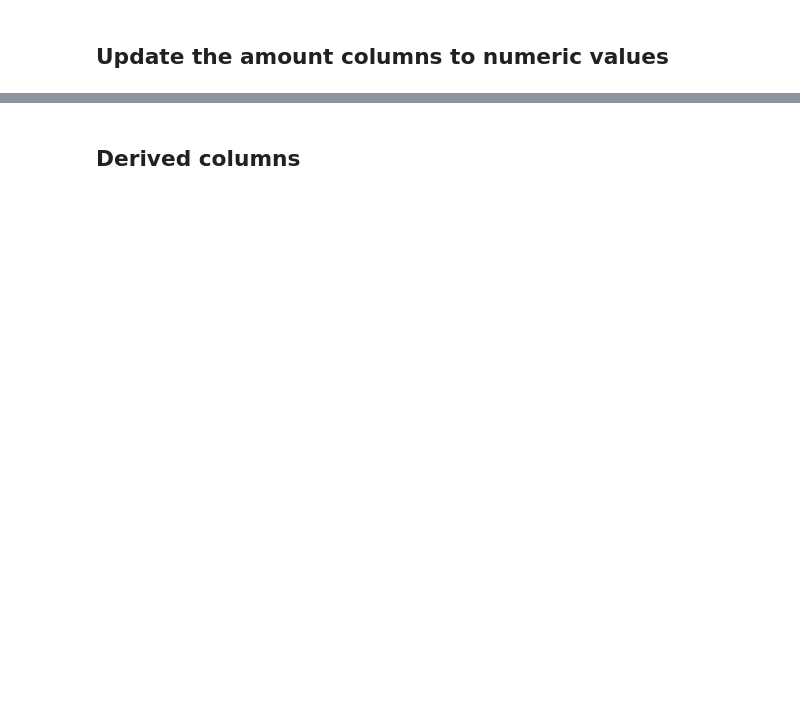
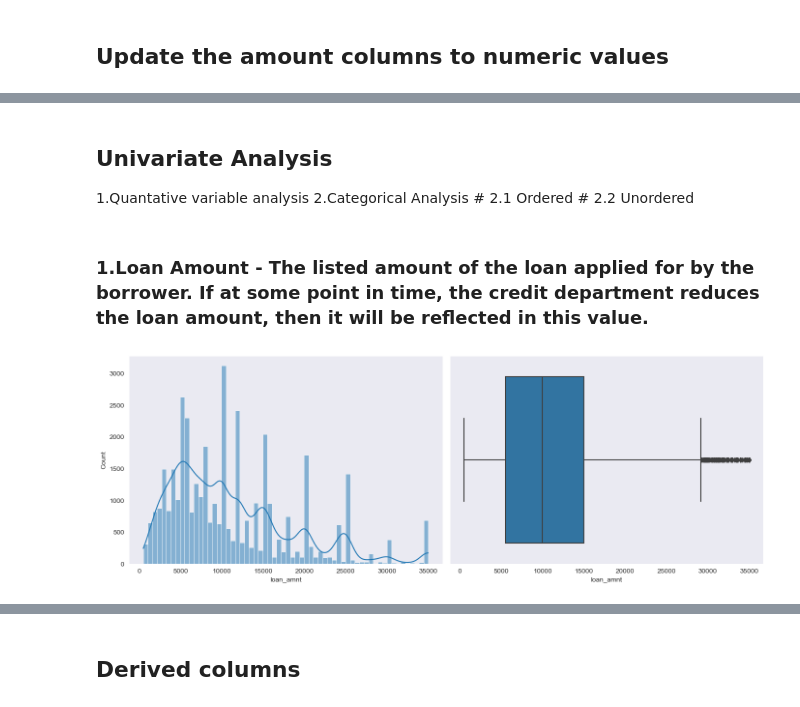
Before and after one commit to kshitiz89/lendingclubcase, a Jupyter notebook: Kshitiz_Jaiswal.ipynb, the cells around one changed output, grey strips where cells are left out. Saved outputs shown, nothing was run; the diff lists cells and outputs as text; code cells hidden in the pictures; blank space fills up the shorter version.

Commit message:
updated file with univariate analysis

```diff
--- a/Kshitiz_Jaiswal.ipynb
+++ b/Kshitiz_Jaiswal.ipynb
@@ -188,6 +199,6 @@ loan_data_df['term'] = loan_data_df['term'].str.rstrip('months')
 # %%
 # updating object type to numeric for amount columns
 numeric_columns = ['loan_amnt','funded_amnt','funded_amnt_inv','installment','annual_inc','revol_bal',
-                   'total_pymnt','total_pymnt_inv','total_rec_prncp','total_rec_int']
+                   'total_pymnt','total_pymnt_inv','total_rec_prncp','total_rec_int','int_rate']
 loan_data_df[numeric_columns] = loan_data_df[numeric_columns].apply(pd.to_numeric)
 # %%
@@ -211,29 +218,42 @@ def findOutliers(df, column ):
     quat3 = df[column].quantile(0.75)
     iqr = quat3 - quat1
     min_outliner = loan_q1 - (1.5*loan_q1)
-    max_outliner = loan_q3 - (1.5*loan_q3)
-
+    max_outliner = loan_q3 + (1.5*loan_q3)
     return {'quat1': quat1, 'quat3': quat3, 'iqr': iqr, 'min_outliner': min_outliner, 'max_outliner': max_outliner}
 
 def compareOutliers(df,column):
 
     # box plot before dropping outliers
     #fig, p = plot.subplots(1,2,figsize=(14, 3))
-    splot1 = sea.boxplot(x = df[column])
+    splot1 = sns.boxplot(x = df[column])
     #splot1.set_title('Plot ['+ column + '] - Original')
     new_df = df[df[column] < findOutliers(df, column)['max_outliner']]
     # box plot after dropping outliers
-    splot2 = sea.boxplot(x = new_df[column])
+    splot2 = sns.boxplot(x = new_df[column])
     #splot2.set_title('Plot [' + column + '] - Post Outlier Treatment')
     #plot.tight_layout()
-    plot.show()
+    plt.show()
 
-
+# Function to reduce the max outliners
 def deleteMaxOutliers(df,column):
-    new_df = df[df[column] < findOutliers(df, column)['max_outliner']]
+    max_outliers = findOutliers(df, column)['max_outliner']
+    new_df = df[df[column] < max_outliers]
     return new_df
 
+# Function to reduce the min outliners
 def deleteMinOutliers(df,column):
+
     new_df = df[df[column] > findOutliers(df, column)['min_outliner']]
+    print(new_df.head())
     return new_df
+
+# function to plot Univariate Analysis
+def plot_univariate_analysis(df,column):
+    fig, p = plt.subplots(1,2, figsize=(14, 5))
+    sns.histplot(df.loc[df[column].notnull(), column], kde=True,ax=p[0])
+    sns.boxplot(x=column, data=df, ax=p[1])
+    p[0].set_xlabel(column)
+    p[1].set_xlabel(column)
+    plt.tight_layout()
+    plt.show()
 # %% [markdown]
@@ -253,0 +277,13 @@ loan_data_df.head()
+# %% [markdown]
+## Univariate Analysis
+   1.Quantative variable analysis </br>
+   2.Categorical Analysis </br>
+     # 2.1 Ordered </br>
+     # 2.2 Unordered</br>
+# %% [markdown]
+### 1.Loan Amount - The listed amount of the loan applied for by the borrower. If at some point in time, the credit department reduces the loan amount, then it will be reflected in this value.
+# %%
+#univariate analysis of Loan amout sanctioned
+plot_univariate_analysis(loan_data_df,'loan_amnt')
+# %% [output]
+[figure, added]
```
Also changed, not shown: parts of 40 cells of this notebook.
